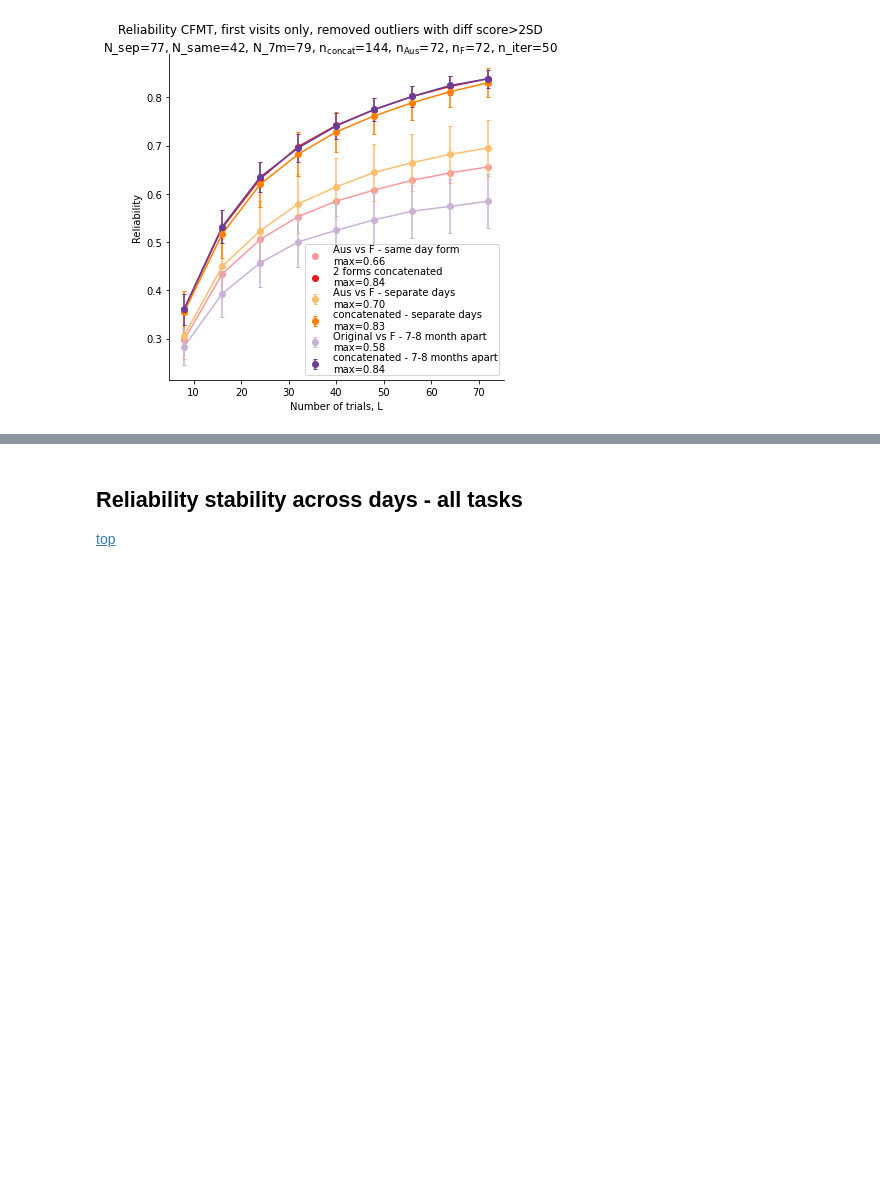
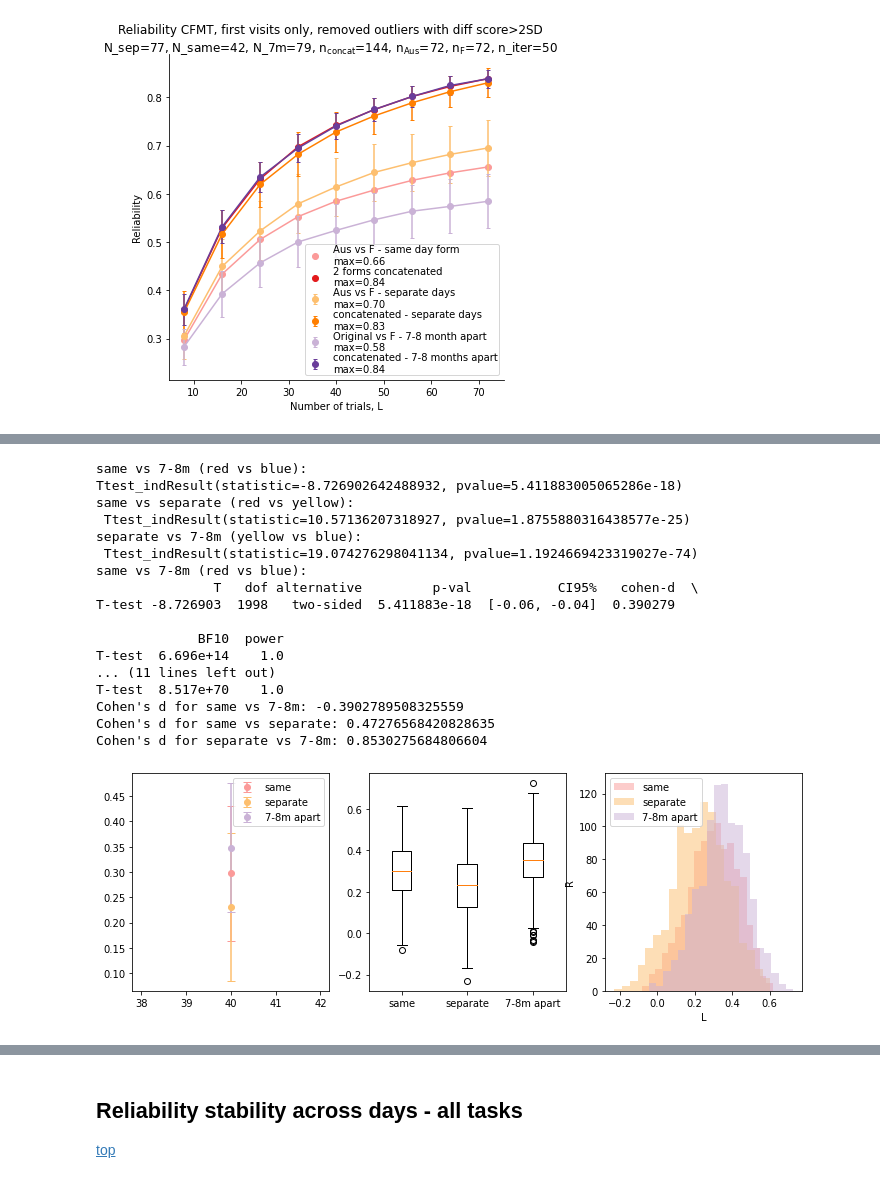
Before and after one commit to jankaWIS/reliability-paper, a Jupyter notebook: Figures/Figure_4-Revisions-reliability_stability_across_days-FMP_CFMT_all_tasks.ipynb, the cells around one changed output, grey strips where cells are left out. Cells and saved outputs as stored; diff of their text form; code cells hidden in the pictures; blank space fills up the shorter version.

Commit message:
add statistics of CFMT curves, add significance to Fig 4c

```diff
--- a/Figures/Figure_4-Revisions-reliability_stability_across_days-FMP_CFMT_all_tasks.ipynb
+++ b/Figures/Figure_4-Revisions-reliability_stability_across_days-FMP_CFMT_all_tasks.ipynb
@@ -928,0 +1116,72 @@ plt.show()
+# %%
+# extract values to better work with it
+a = array_corr_fxn_CFMT_Aus2F2_nooutliers[0]
+b = array_corr_fxn_CFMT_origFmonth_nooutliers_sampled_ttest_random[0]
+c = array_corr_fxn_CFMT_AusF_nooutliers_sampled_ttest_random[0]
+
+
+fig, axs = plt.subplots(1,3, figsize=(12,4))
+
+axs[0].errorbar([40], a.mean(), yerr=a.std(),
+                capsize=4, label='same', color=pallette_CFMT[0], marker='o', linestyle='None')
+
+axs[0].errorbar([40], c.mean(), yerr=c.std(),
+                capsize=4, label='separate', color=pallette_CFMT[2], marker='o', linestyle='None')
+
+axs[0].errorbar([40], b.mean(), yerr=b.std(),
+             capsize=4, label='7-8m apart', color=pallette_CFMT[4], marker='o', linestyle='None')
+
+
+plt.xlabel('L')
+plt.ylabel('R')
+axs[0].legend()
+# plt.show()
+axs[1].boxplot([a, c, b], labels=['same', 'separate', '7-8m apart'])
+# plt.show()
+axs[2].hist(a, bins=20, alpha=0.5, label='same', color=pallette_CFMT[0])
+axs[2].hist(c, bins=20, alpha=0.5, label='separate', color=pallette_CFMT[2])
+axs[2].hist(b, bins=20, alpha=0.5, label='7-8m apart', color=pallette_CFMT[4])
+axs[2].legend()
+
+print(f"same vs 7-8m (red vs blue): \n{scipy.stats.ttest_ind(a, b, nan_policy='omit')}")
+print(f"same vs separate (red vs yellow):\n {scipy.stats.ttest_ind(a, c, nan_policy='omit')}")
+print(f"separate vs 7-8m (yellow vs blue):\n {scipy.stats.ttest_ind(b, c, nan_policy='omit')}")
+# scipy.stats.ttest_ind(a, c, nan_policy='omit')
+
+# t-tests in pingouin
+print(f"same vs 7-8m (red vs blue):\n{pg.ttest(a, b, paired=False)}")
+print(f"same vs separate (red vs yellow):\n{pg.ttest(a, c, paired=False)}")
+print(f"separate vs 7-8m (yellow vs blue):\n{pg.ttest(b, c, paired=False)}")
+
+
+# Cohen's d for same vs 7-8m (red vs blue)
+d_same_vs_7_8m = pg.compute_effsize(a, b, paired=False, eftype='cohen')
+
+# Cohen's d for same vs separate (red vs yellow)
+d_same_vs_separate = pg.compute_effsize(a, c, paired=False, eftype='cohen')
+
+# Cohen's d for separate vs 7-8m (yellow vs blue)
+d_separate_vs_7_8m = pg.compute_effsize(b, c, paired=False, eftype='cohen')
+
+print(f"Cohen's d for same vs 7-8m: {d_same_vs_7_8m}")
+print(f"Cohen's d for same vs separate: {d_same_vs_separate}")
+print(f"Cohen's d for separate vs 7-8m: {d_separate_vs_7_8m}")
+# %% [output]
+same vs 7-8m (red vs blue):
+Ttest_indResult(statistic=-8.726902642488932, pvalue=5.411883005065286e-18)
+same vs separate (red vs yellow):
+ Ttest_indResult(statistic=10.57136207318927, pvalue=1.8755880316438577e-25)
+separate vs 7-8m (yellow vs blue):
+ Ttest_indResult(statistic=19.074276298041134, pvalue=1.1924669423319027e-74)
+same vs 7-8m (red vs blue):
+               T   dof alternative         p-val           CI95%   cohen-d  \
+T-test -8.726903  1998   two-sided  5.411883e-18  [-0.06, -0.04]  0.390279
+
+             BF10  power
+T-test  6.696e+14    1.0
+... (11 lines left out)
+T-test  8.517e+70    1.0
+Cohen's d for same vs 7-8m: -0.3902789508325559
+Cohen's d for same vs separate: 0.47276568420828635
+Cohen's d for separate vs 7-8m: 0.8530275684806604
+[figure, added]
```
Also changed, not shown: parts of 32 cells of this notebook, 2 other files.
